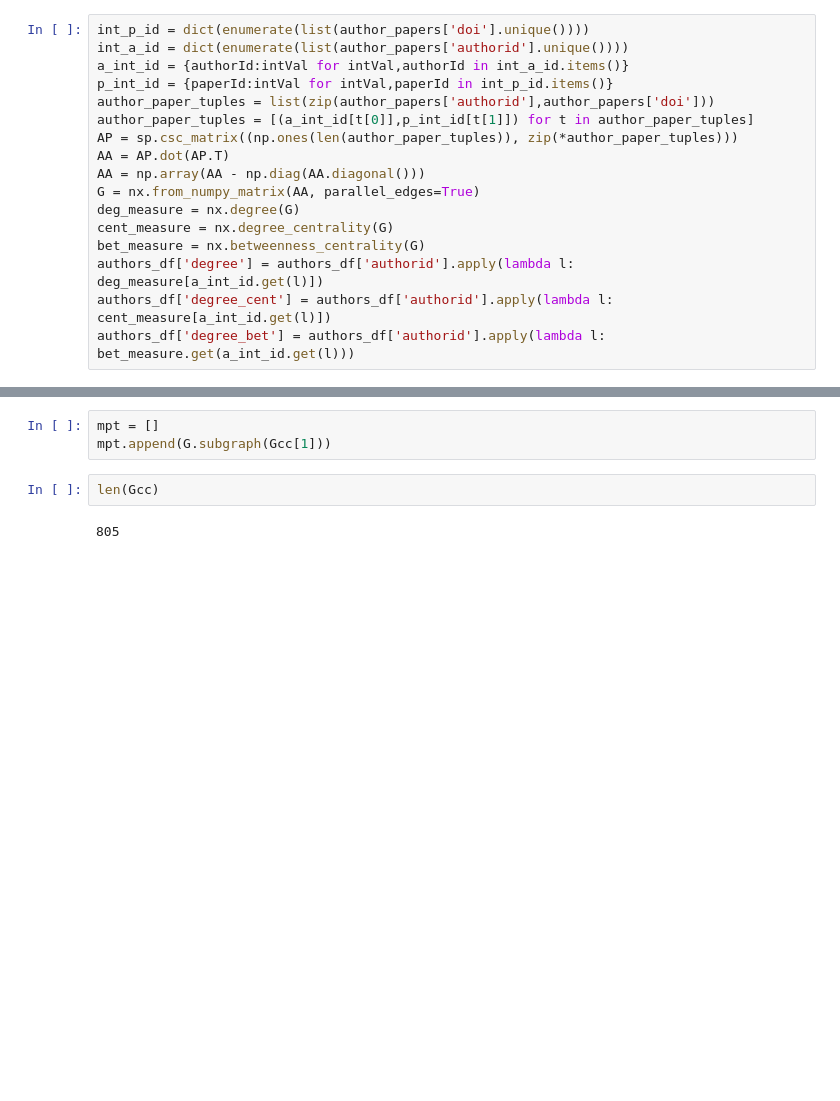
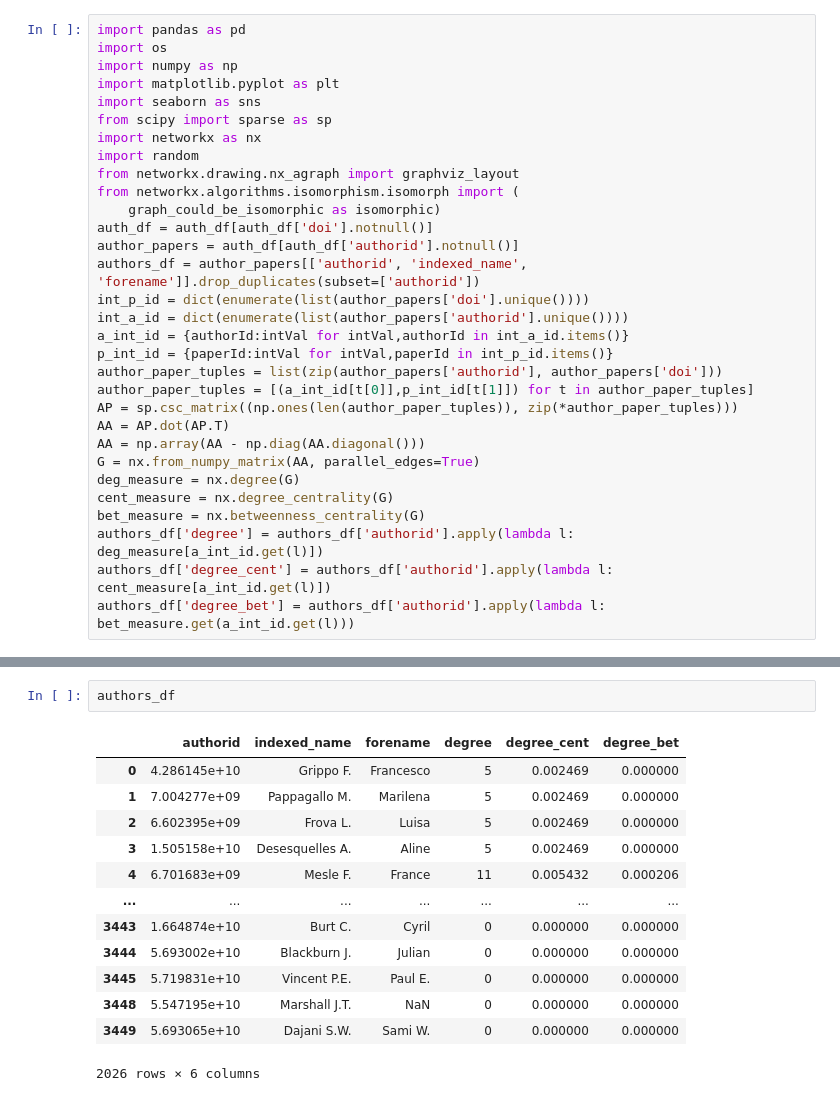
Before and after one commit to crahal/PopStudies_Review, a Jupyter notebook: src/networks.ipynb, the cells around one changed output, grey strips where cells are left out. Drawn from its saved outputs; the diff is of its cells as text; blank space fills up the shorter version.

Commit message:
tidy up the network stuff a little

```diff
--- a/src/networks.ipynb
+++ b/src/networks.ipynb
@@ -37,9 +1,23 @@ if  not 'C:\\Program Files\\Graphviz 2.44.1\\bin' in os.environ["PATH"]:
 # %%
+import pandas as pd
+import os
+import numpy as np
+import matplotlib.pyplot as plt
+import seaborn as sns
+from scipy import sparse as sp
+import networkx as nx
+import random
+from networkx.drawing.nx_agraph import graphviz_layout
+from networkx.algorithms.isomorphism.isomorph import (
+    graph_could_be_isomorphic as isomorphic)
+auth_df = auth_df[auth_df['doi'].notnull()]
+author_papers = auth_df[auth_df['authorid'].notnull()]
+authors_df = author_papers[['authorid', 'indexed_name', 'forename']].drop_duplicates(subset=['authorid'])
 int_p_id = dict(enumerate(list(author_papers['doi'].unique())))
 int_a_id = dict(enumerate(list(author_papers['authorid'].unique())))
 a_int_id = {authorId:intVal for intVal,authorId in int_a_id.items()}
 p_int_id = {paperId:intVal for intVal,paperId in int_p_id.items()}
-author_paper_tuples = list(zip(author_papers['authorid'],author_papers['doi']))
+author_paper_tuples = list(zip(author_papers['authorid'], author_papers['doi']))
 author_paper_tuples = [(a_int_id[t[0]],p_int_id[t[1]]) for t in author_paper_tuples]
 AP = sp.csc_matrix((np.ones(len(author_paper_tuples)), zip(*author_paper_tuples)))
 AA = AP.dot(AP.T)
@@ -258,7 +80,16 @@ graph has 421 nodes with 807 edges
-# %%
-mpt = []
-mpt.append(G.subgraph(Gcc[1]))
-# %%
-len(Gcc)
-# %% [output]
-805
+# %%
+authors_df
+# %% [output]
+|  | authorid | indexed_name | forename | degree | degree_cent | degree_bet |
+| 0 | 4.286145e+10 | Grippo F. | Francesco | 5 | 0.002469 | 0.000000 |
+| 1 | 7.004277e+09 | Pappagallo M. | Marilena | 5 | 0.002469 | 0.000000 |
+| 2 | 6.602395e+09 | Frova L. | Luisa | 5 | 0.002469 | 0.000000 |
+| 3 | 1.505158e+10 | Desesquelles A. | Aline | 5 | 0.002469 | 0.000000 |
+| 4 | 6.701683e+09 | Mesle F. | France | 11 | 0.005432 | 0.000206 |
+| ... | ... | ... | ... | ... | ... | ... |
+| 3443 | 1.664874e+10 | Burt C. | Cyril | 0 | 0.000000 | 0.000000 |
+| 3444 | 5.693002e+10 | Blackburn J. | Julian | 0 | 0.000000 | 0.000000 |
+| 3445 | 5.719831e+10 | Vincent P.E. | Paul E. | 0 | 0.000000 | 0.000000 |
+| 3448 | 5.547195e+10 | Marshall J.T. | NaN | 0 | 0.000000 | 0.000000 |
+| 3449 | 5.693065e+10 | Dajani S.W. | Sami W. | 0 | 0.000000 | 0.000000 |
+2026 rows × 6 columns
```
Also changed, not shown: parts of 15 cells of this notebook, 23 other files.
